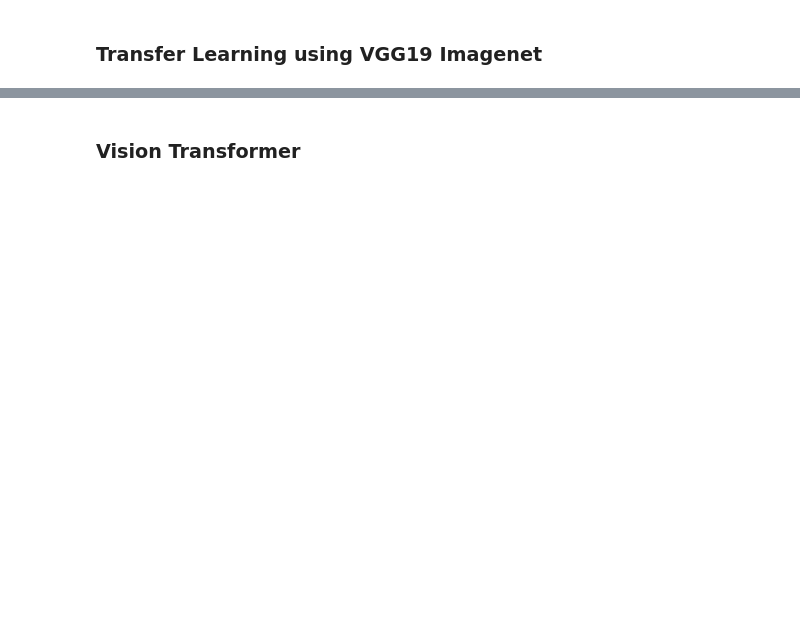
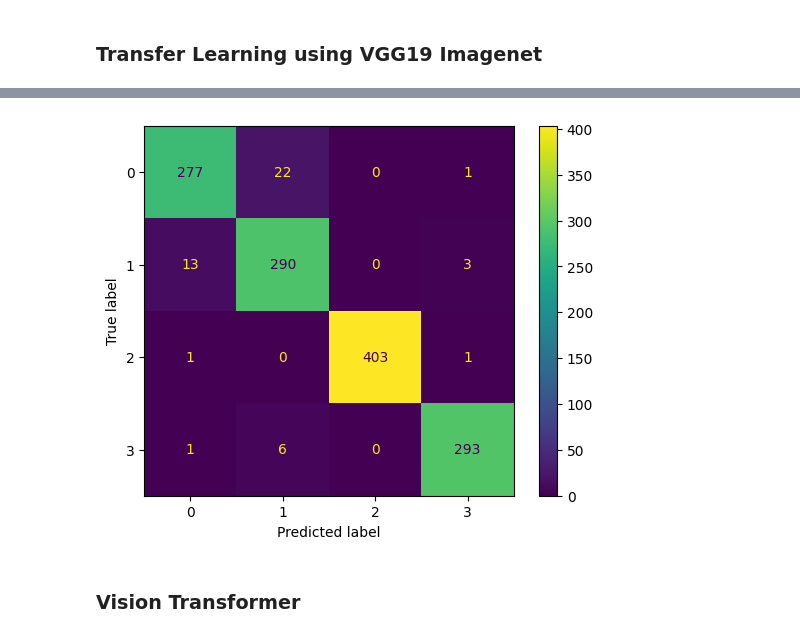
Before and after one commit to umertariq22/Brain-Tumor-Detection, a Jupyter notebook: brain-tumor-classification.ipynb, the cells around one changed output, grey strips where cells are left out. Saved outputs shown, nothing was run; the diff lists cells and outputs as text; code cells hidden in the pictures; blank space fills up the shorter version.

```diff
--- a/brain-tumor-classification.ipynb
+++ b/brain-tumor-classification.ipynb
@@ -162,4 +281,4 @@ model.add(Dense(100,activation='relu'))
 model.add(Dense(4,activation='softmax'))
 # %%
 model.compile(optimizer='adam',loss='categorical_crossentropy',metrics=['accuracy'])
-model.fit(train_gen,validation_data= valid_gen, shuffle= False,epochs=10)
+model.fit(train_images,train_labels_onehot,batch_size=32,epochs=10)
@@ -166,4 +307,4 @@ model.fit(train_gen,validation_data= valid_gen, shuffle= False,epochs=10)
 # %%
-y_pred = model.predict(test_gen)
+y_pred = model.predict(test_images)
 y_pred = np.argmax(y_pred,axis=1)
-y_true = test_gen.classes
+y_true = np.argmax(test_labels_onehot,axis=1)
@@ -172,9 +326,11 @@ print(classification_report(y_true,y_pred,zero_division=0,target_names=classes))
 # %%
 cm = confusion_matrix(y_true,y_pred)
-cmd = ConfusionMatrixDisplay(cm,display_labels=classes)
+cmd = ConfusionMatrixDisplay(cm)
 
 cmd.plot()
 plt.show()
+# %% [output]
+[figure, added]
 # %% [markdown]
 ### Vision Transformer
 # %%
```
Also changed, not shown: parts of 35 cells of this notebook.
